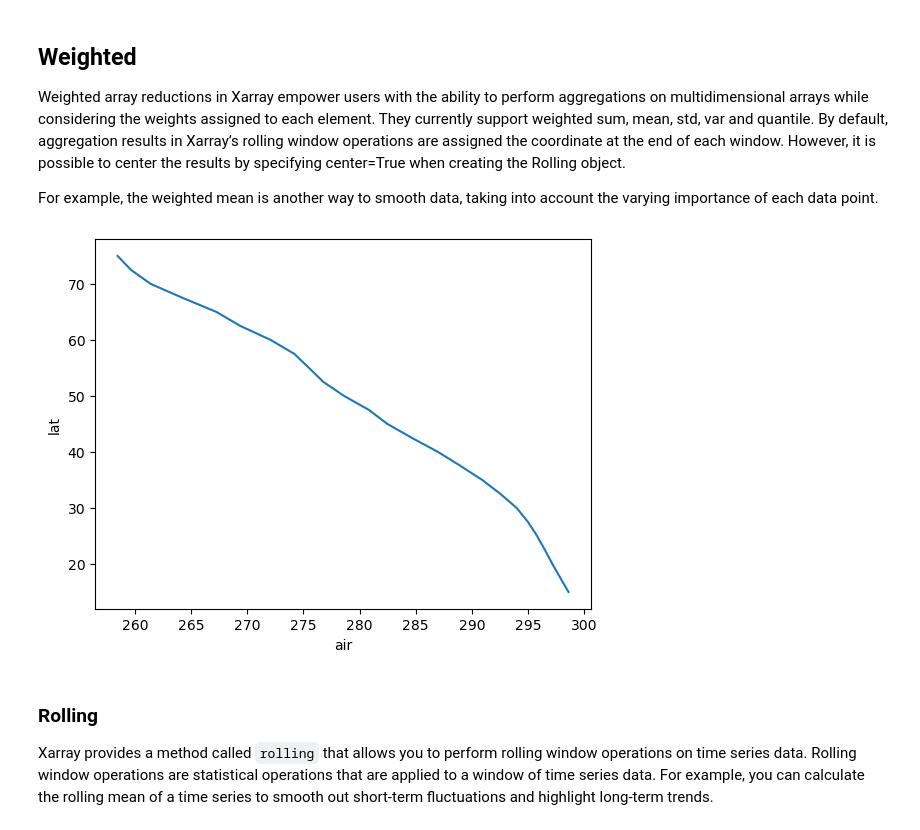
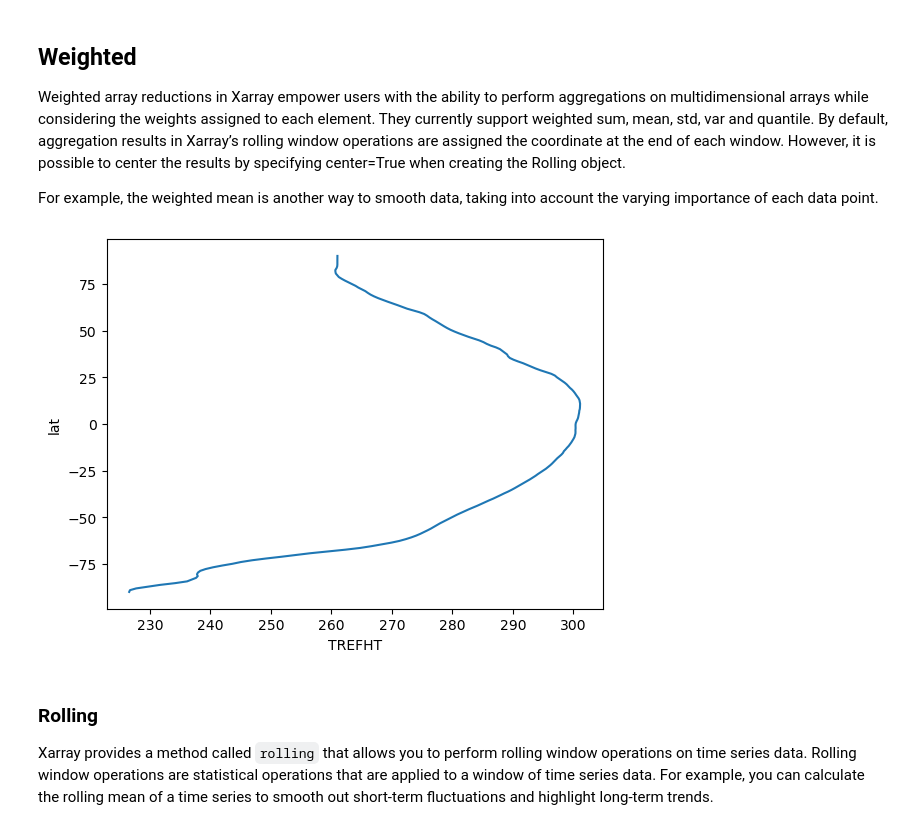
Before and after one commit to NCAR/Xarray-Dask-ESDS-2024, a Jupyter notebook: notebooks/01-xarray-intro.ipynb, the cells around one changed output. Drawn from its saved outputs; the diff is of its cells as text; code cells hidden in the pictures.

```diff
--- a/notebooks/01-xarray-intro.ipynb
+++ b/notebooks/01-xarray-intro.ipynb
@@ -401,11 +484,14 @@ Weighted array reductions in Xarray empower users with the ability to perform ag
 
 For example, the weighted mean is another way to smooth data, taking into account the varying importance of each data point.
 # %%
-weights = xr.DataArray(da, dims=["time", "lat", "lon"])
+#For a rectangular grid the cosine of the latitude is proportional to the grid cell area.
+weights = np.cos(np.deg2rad(tref.lat))
+weights.name = "weights"
 
-ds.weighted(weights).mean(["lon", "time"]).air.plot(y="lat");
+# calculate weighted means
+tref.weighted(weights).mean(["lon", "time"]).plot(y="lat");
 # %% [output]
-[figure, old version]
+[figure, new version]
 # %% [markdown]
 ### Rolling
 
```
Also changed, not shown: parts of 39 cells of this notebook, 1 other file.
